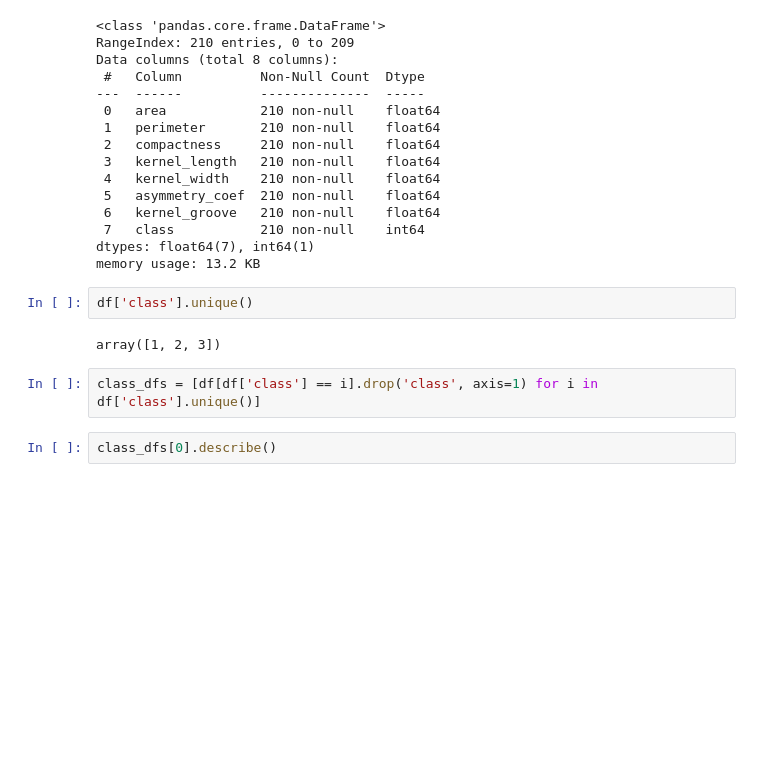
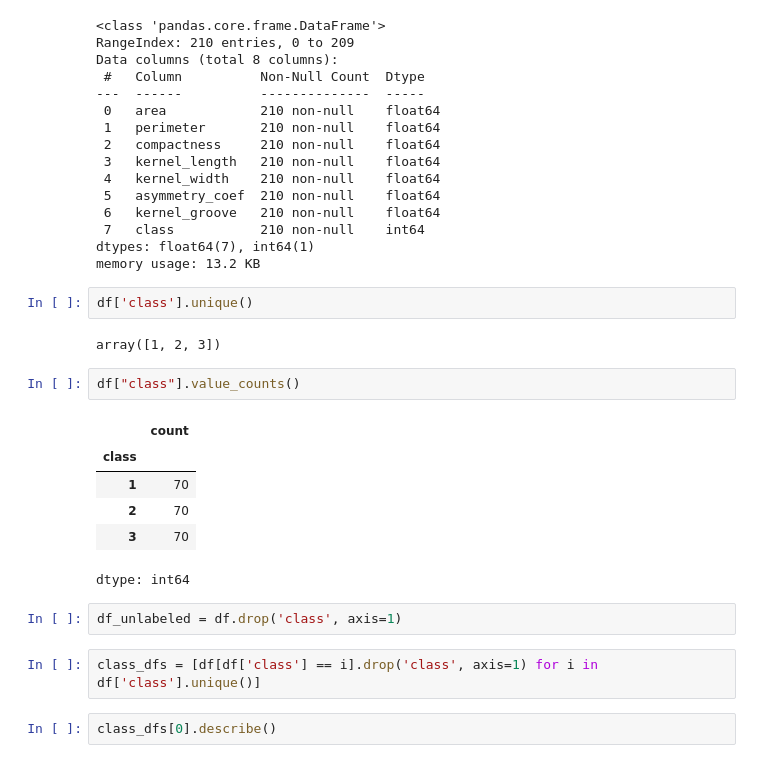
Before and after one commit to dagron27/se412-clustering, a Jupyter notebook: seed_analysis_dbscan.ipynb, the cells around one changed output. Drawn from its saved outputs; the diff is of its cells as text; blank space fills up the shorter version.

```diff
--- a/seed_analysis_dbscan.ipynb
+++ b/seed_analysis_dbscan.ipynb
@@ -55,6 +53,17 @@ memory usage: 13.2 KB
 df['class'].unique()
 # %% [output]
 array([1, 2, 3])
+# %%
+df["class"].value_counts()
+# %% [output]
+|  | count |
+| class |  |
+| 1 | 70 |
+| 2 | 70 |
+| 3 | 70 |
+dtype: int64
+# %%
+df_unlabeled = df.drop('class', axis=1)
 # %%
 class_dfs = [df[df['class'] == i].drop('class', axis=1) for i in df['class'].unique()]
 # %%
```
Also changed, not shown: parts of 8 cells of this notebook.
